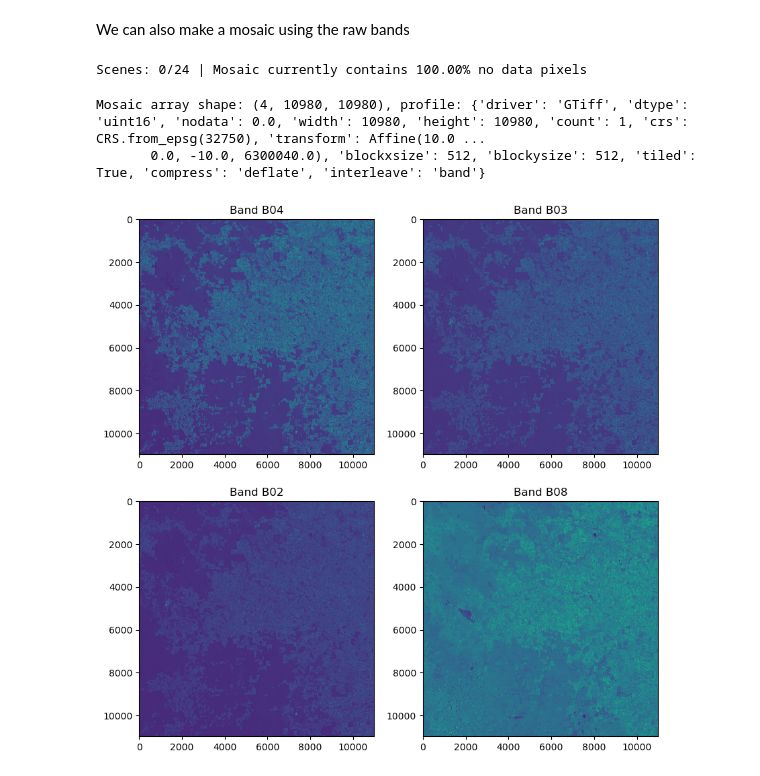
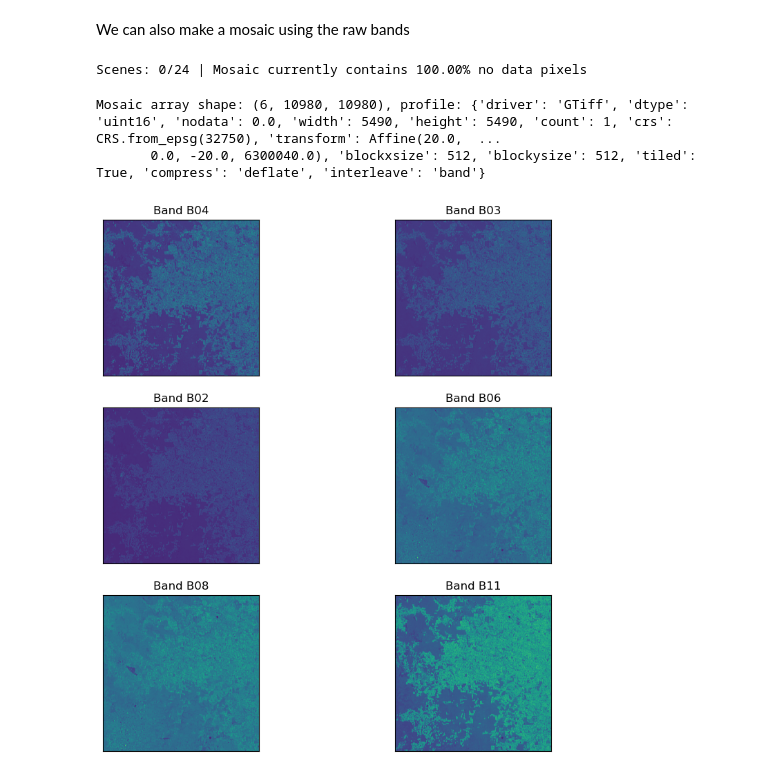
Before and after one commit to fferlito/S2Mosaic, a Jupyter notebook: Example use.ipynb, the cells around one changed output. Drawn from its saved outputs; the diff is of its cells as text; code cells hidden in the pictures.

Commit message:
fixed support for non 10m bands

```diff
--- a/Example use.ipynb
+++ b/Example use.ipynb
@@ -31,7 +31,7 @@ plt.imshow(visual_array.transpose(1, 2, 0))
 # %% [markdown]
 We can also make a mosaic using the raw bands
 # %%
-required_bands = ["B04", "B03", "B02", "B08"]
+required_bands = ["B04", "B03", "B02", "B06", "B08", "B11"]
 
 array, rio_profile = mosaic(
     grid_id="50HMH",
@@ -42,18 +42,20 @@ array, rio_profile = mosaic(
     sort_method="valid_data",
     mosaic_method="mean",
     required_bands=required_bands,
-    no_data_threshold=0.001
+    no_data_threshold=0.001,
 )
 
 print(f"Mosaic array shape: {array.shape}, profile: {rio_profile}")
 # %% [output]
 Scenes: 0/24 | Mosaic currently contains 100.00% no data pixels
-Mosaic array shape: (4, 10980, 10980), profile: {'driver': 'GTiff', 'dtype': 'uint16', 'nodata': 0.0, 'width': 10980, 'height': 10980, 'count': 1, 'crs': CRS.from_epsg(32750), 'transform': Affine(10.0 ...
-       0.0, -10.0, 6300040.0), 'blockxsize': 512, 'blockysize': 512, 'tiled': True, 'compress': 'deflate', 'interleave': 'band'}
+Mosaic array shape: (6, 10980, 10980), profile: {'driver': 'GTiff', 'dtype': 'uint16', 'nodata': 0.0, 'width': 5490, 'height': 5490, 'count': 1, 'crs': CRS.from_epsg(32750), 'transform': Affine(20.0,  ...
+       0.0, -20.0, 6300040.0), 'blockxsize': 512, 'blockysize': 512, 'tiled': True, 'compress': 'deflate', 'interleave': 'band'}
 # %%
-fig, axs = plt.subplots(2, 2, figsize=(10, 10))
+fig, axs = plt.subplots(3, 2, figsize=(10, 10))
 for i, ax in enumerate(axs.flat):
     ax.imshow(array[i, :, :])
     ax.set_title(f"Band {required_bands[i]}")
+    ax.set_xticks([])
+    ax.set_yticks([])
 # %% [output]
-[figure, old version]
+[figure, new version]
```
Also changed, not shown: parts of 1 cell of this notebook, 2 other files.
